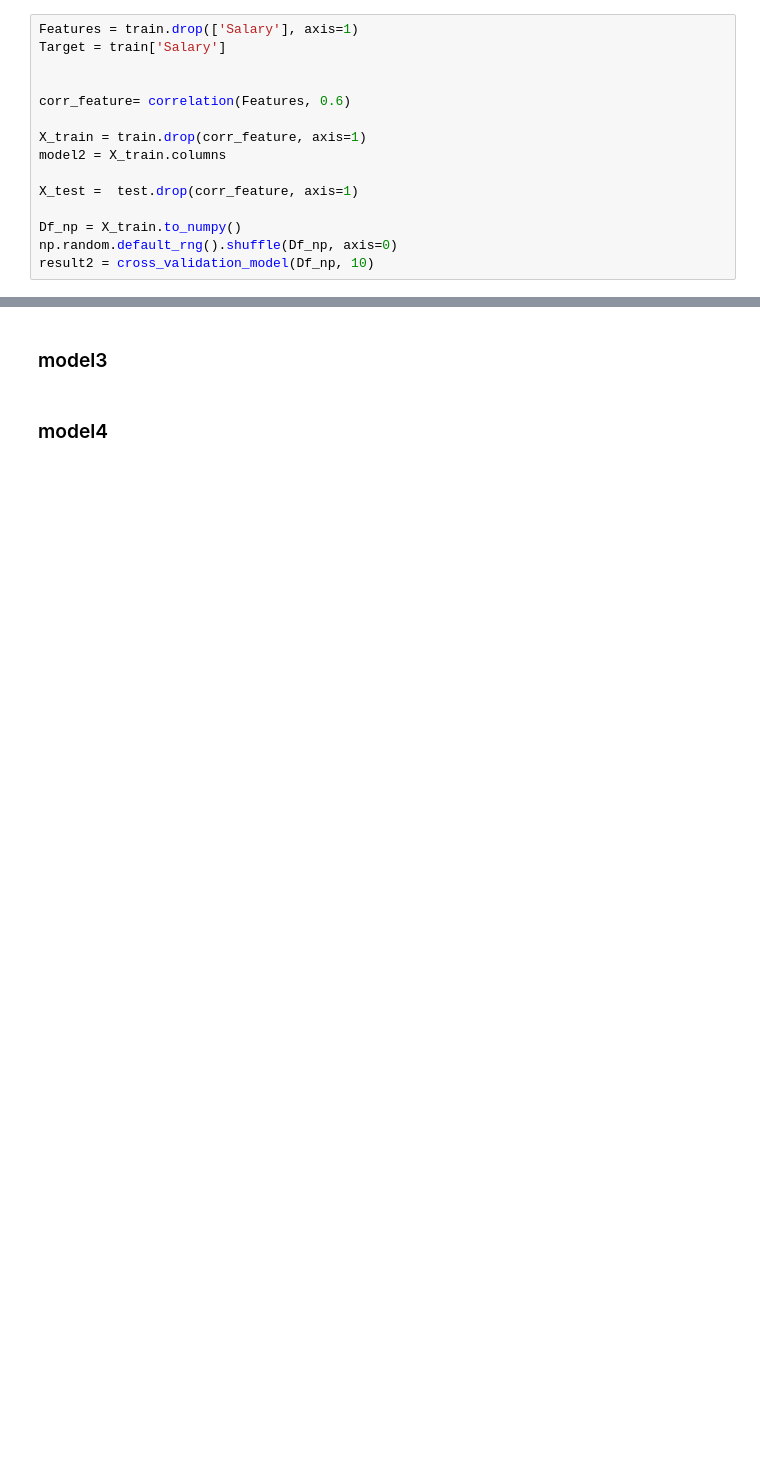
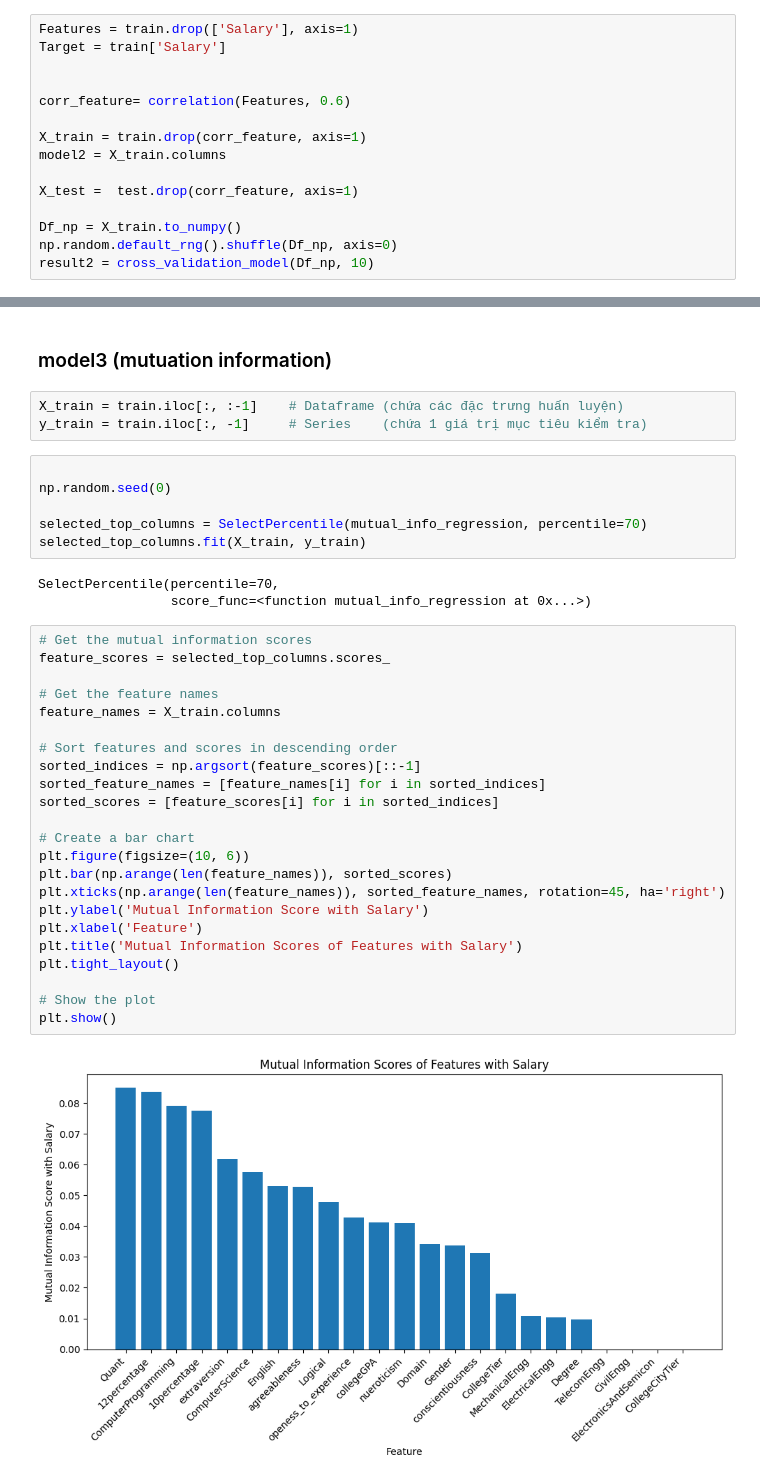
Before and after one commit to Quan0308/linear_regression, a Jupyter notebook: test.ipynb, the cells around one changed output, grey strips where cells are left out. Drawn from its saved outputs; the diff is of its cells as text; blank space fills up the shorter version.

Commit message:
find best model

```diff
--- a/test.ipynb
+++ b/test.ipynb
@@ -223,5 +212,40 @@ model2:  Index(['Gender', '10percentage', 'CollegeTier', 'Degree', 'collegeGPA',
 mae of model2:  102190.45299469694
 # %% [markdown]
-### model3
+### model3 (mutuation information)
-# %% [markdown]
-### model4
+# %%
+X_train = train.iloc[:, :-1]    # Dataframe (chứa các đặc trưng huấn luyện)
+y_train = train.iloc[:, -1]     # Series    (chứa 1 giá trị mục tiêu kiểm tra)
+# %%
+
+np.random.seed(0)
+
+selected_top_columns = SelectPercentile(mutual_info_regression, percentile=70)
+selected_top_columns.fit(X_train, y_train)
+# %% [output]
+SelectPercentile(percentile=70,
+                 score_func=<function mutual_info_regression at 0x...>)
+# %%
+# Get the mutual information scores
+feature_scores = selected_top_columns.scores_
+
+# Get the feature names
+feature_names = X_train.columns
+
+# Sort features and scores in descending order
+sorted_indices = np.argsort(feature_scores)[::-1]
+sorted_feature_names = [feature_names[i] for i in sorted_indices]
+sorted_scores = [feature_scores[i] for i in sorted_indices]
+
+# Create a bar chart
+plt.figure(figsize=(10, 6))
+plt.bar(np.arange(len(feature_names)), sorted_scores)
+plt.xticks(np.arange(len(feature_names)), sorted_feature_names, rotation=45, ha='right')
+plt.ylabel('Mutual Information Score with Salary')
+plt.xlabel('Feature')
+plt.title('Mutual Information Scores of Features with Salary')
+plt.tight_layout()
+
+# Show the plot
+plt.show()
+# %% [output]
+[figure, added]
```
Also changed, not shown: parts of 12 cells of this notebook, 2 other files.
